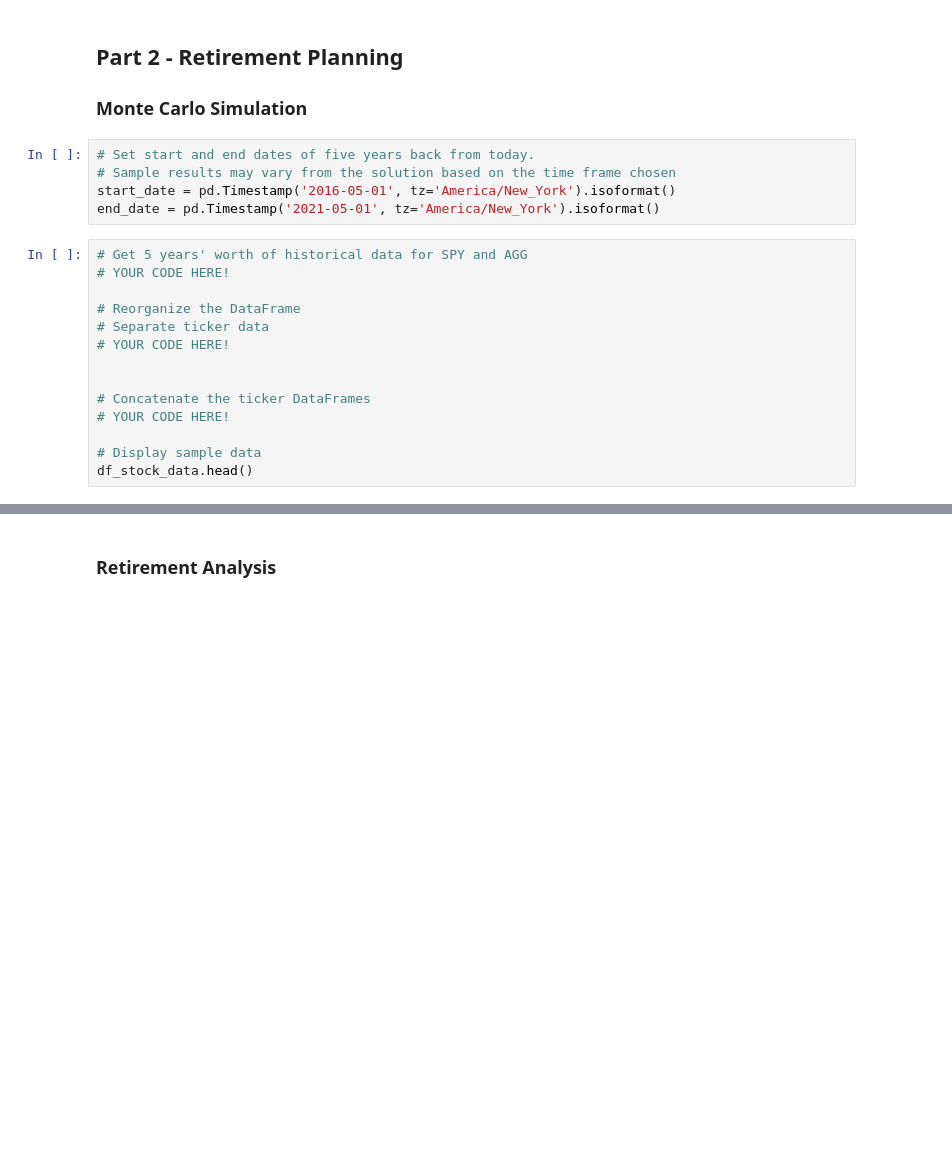
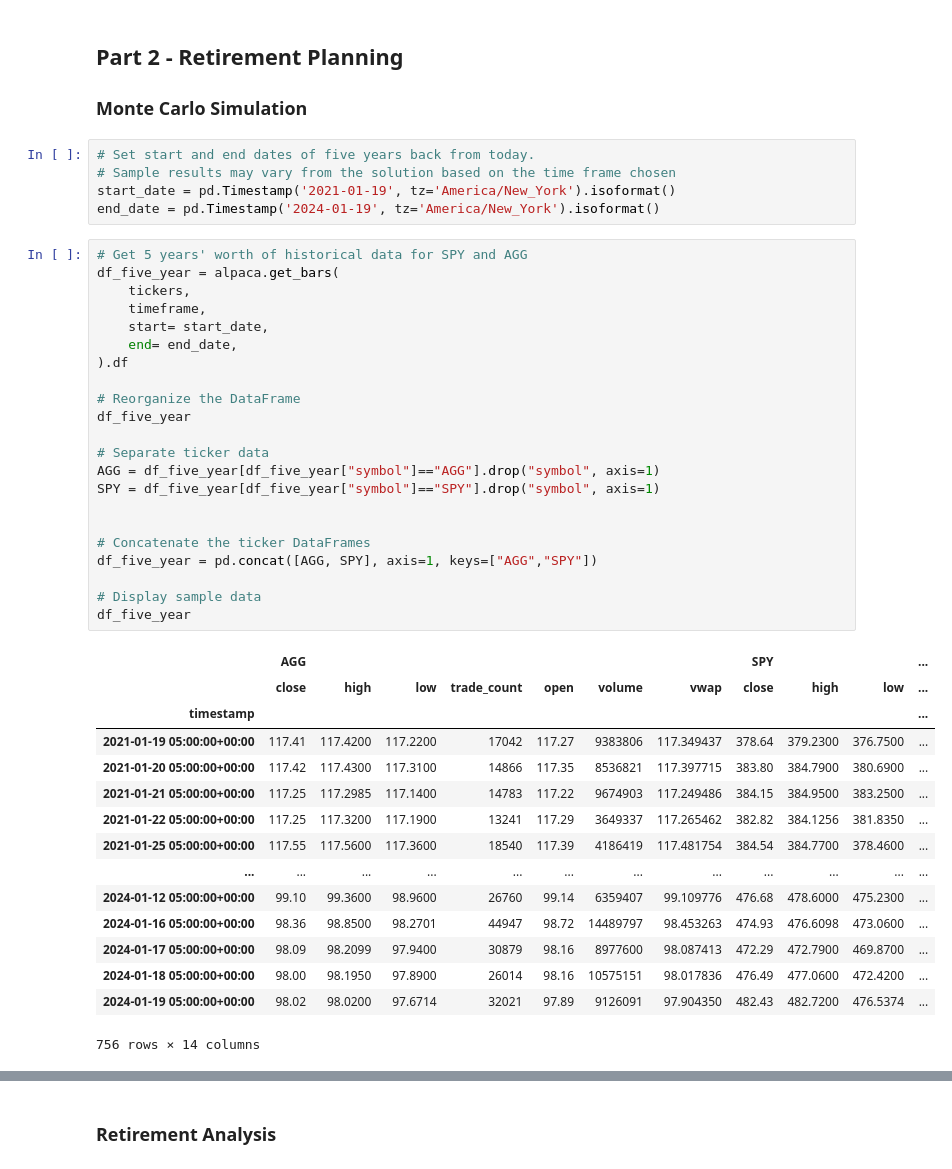
Before and after one commit to kimrodriguezFINTECH/CHALLENGE_5, a Jupyter notebook: financial-planner.ipynb, the cells around one changed output, grey strips where cells are left out. Cells and saved outputs as stored; diff of their text form; blank space fills up the shorter version.

```diff
--- a/financial-planner.ipynb
+++ b/financial-planner.ipynb
@@ -127,19 +177,43 @@ emergency_fund = monthly_income * 3
 # %%
 # Set start and end dates of five years back from today.
 # Sample results may vary from the solution based on the time frame chosen
-start_date = pd.Timestamp('2016-05-01', tz='America/New_York').isoformat()
-end_date = pd.Timestamp('2021-05-01', tz='America/New_York').isoformat()
+start_date = pd.Timestamp('2021-01-19', tz='America/New_York').isoformat()
+end_date = pd.Timestamp('2024-01-19', tz='America/New_York').isoformat()
 # %%
 # Get 5 years' worth of historical data for SPY and AGG
-# YOUR CODE HERE!
+df_five_year = alpaca.get_bars(
+    tickers,
+    timeframe,
+    start= start_date,
+    end= end_date,
+).df
 
 # Reorganize the DataFrame
+df_five_year
+
 # Separate ticker data
-# YOUR CODE HERE!
+AGG = df_five_year[df_five_year["symbol"]=="AGG"].drop("symbol", axis=1)
+SPY = df_five_year[df_five_year["symbol"]=="SPY"].drop("symbol", axis=1)
 
 
 # Concatenate the ticker DataFrames
-# YOUR CODE HERE!
+df_five_year = pd.concat([AGG, SPY], axis=1, keys=["AGG","SPY"])
 
 # Display sample data
-df_stock_data.head()
+df_five_year
+# %% [output]
+|  | AGG |  |  |  |  |  |  | SPY |  |  | ... |
+|  | close | high | low | trade_count | open | volume | vwap | close | high | low | ... |
+| timestamp |  |  |  |  |  |  |  |  |  |  | ... |
+| 2021-01-19 05:00:00+00:00 | 117.41 | 117.4200 | 117.2200 | 17042 | 117.27 | 9383806 | 117.349437 | 378.64 | 379.2300 | 376.7500 | ... |
+| 2021-01-20 05:00:00+00:00 | 117.42 | 117.4300 | 117.3100 | 14866 | 117.35 | 8536821 | 117.397715 | 383.80 | 384.7900 | 380.6900 | ... |
+| 2021-01-21 05:00:00+00:00 | 117.25 | 117.2985 | 117.1400 | 14783 | 117.22 | 9674903 | 117.249486 | 384.15 | 384.9500 | 383.2500 | ... |
+| 2021-01-22 05:00:00+00:00 | 117.25 | 117.3200 | 117.1900 | 13241 | 117.29 | 3649337 | 117.265462 | 382.82 | 384.1256 | 381.8350 | ... |
+| 2021-01-25 05:00:00+00:00 | 117.55 | 117.5600 | 117.3600 | 18540 | 117.39 | 4186419 | 117.481754 | 384.54 | 384.7700 | 378.4600 | ... |
+| ... | ... | ... | ... | ... | ... | ... | ... | ... | ... | ... | ... |
+| 2024-01-12 05:00:00+00:00 | 99.10 | 99.3600 | 98.9600 | 26760 | 99.14 | 6359407 | 99.109776 | 476.68 | 478.6000 | 475.2300 | ... |
+| 2024-01-16 05:00:00+00:00 | 98.36 | 98.8500 | 98.2701 | 44947 | 98.72 | 14489797 | 98.453263 | 474.93 | 476.6098 | 473.0600 | ... |
+| 2024-01-17 05:00:00+00:00 | 98.09 | 98.2099 | 97.9400 | 30879 | 98.16 | 8977600 | 98.087413 | 472.29 | 472.7900 | 469.8700 | ... |
+| 2024-01-18 05:00:00+00:00 | 98.00 | 98.1950 | 97.8900 | 26014 | 98.16 | 10575151 | 98.017836 | 476.49 | 477.0600 | 472.4200 | ... |
+| 2024-01-19 05:00:00+00:00 | 98.02 | 98.0200 | 97.6714 | 32021 | 97.89 | 9126091 | 97.904350 | 482.43 | 482.7200 | 476.5374 | ... |
+756 rows × 14 columns
```
Also changed, not shown: parts of 21 cells of this notebook, 2 other files.
